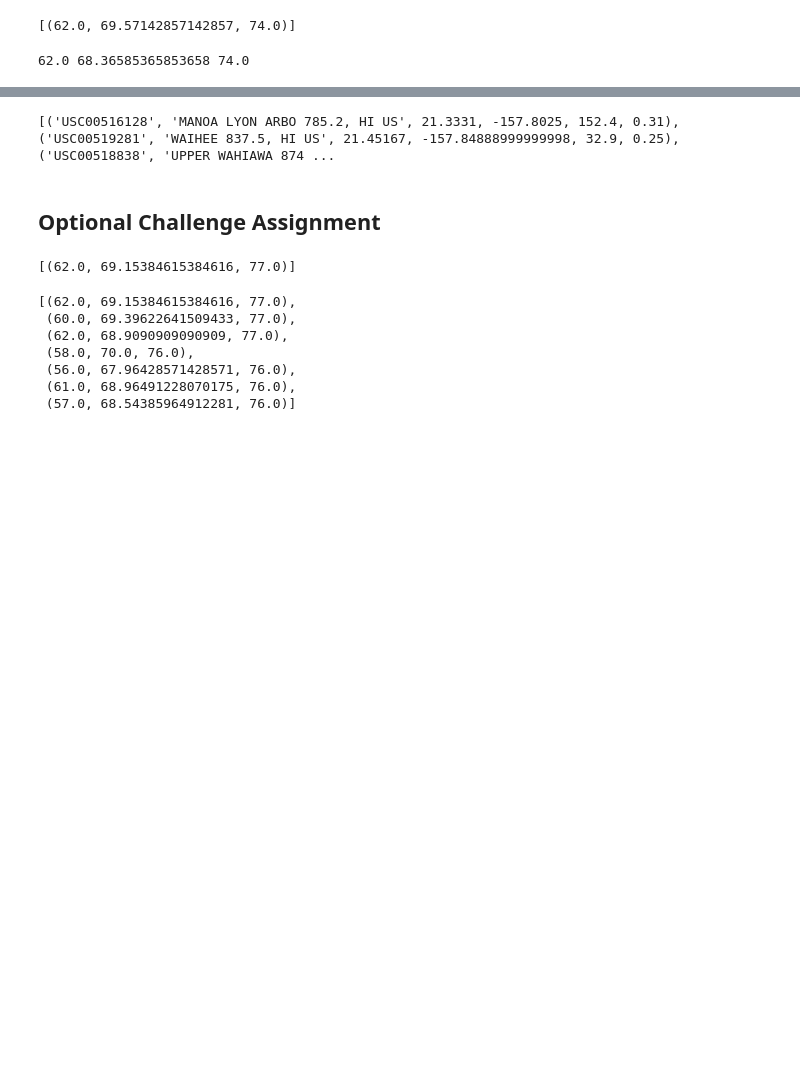
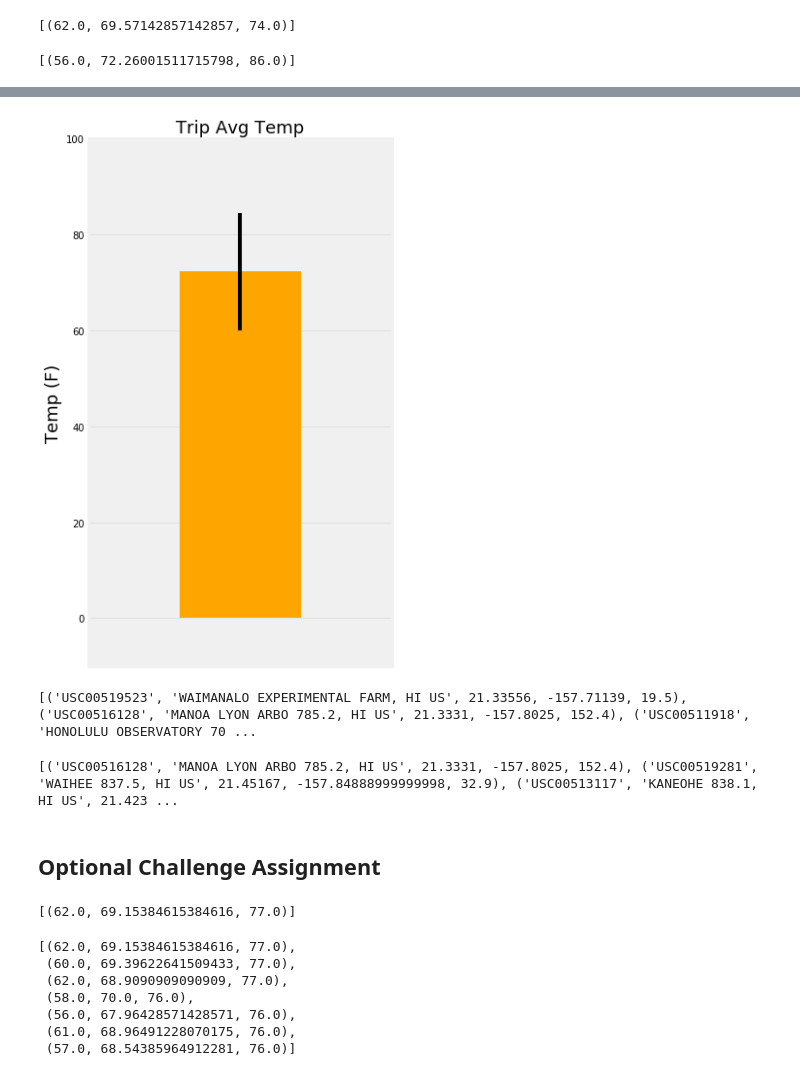
Before and after one commit to joelsotelods/climate-data-exploration, a Jupyter notebook: main.ipynb, the cells around one changed output, grey strips where cells are left out. Cells and saved outputs as stored; diff of their text form; code cells hidden in the pictures; blank space fills up the shorter version.

```diff
--- a/main.ipynb
+++ b/main.ipynb
@@ -248,11 +246,39 @@ print(calc_temps('2012-02-28', '2012-03-05'))
 # %%
 # Use your previous function `calc_temps` to calculate the tmin, tavg, and tmax
 # for your trip using the previous year's data for those same dates.
+calc_temps('2012-01-01', '2013-01-01')
 # %% [output]
-62.0 68.36585365853658 74.0
+[(56.0, 72.26001511715798, 86.0)]
 # %%
 # Plot the results from your previous query as a bar chart.
 # Use "Trip Avg Temp" as your Title
 # Use the average temperature for the y value
 # Use the peak-to-peak (tmax-tmin) value as the y error bar (yerr)
+
+fig = plt.figure(figsize=(5,10))
+ax = fig.gca()
+
+xxsd = calc_temps('2012-01-01', '2013-01-01')[0][1]
+
+menStd = calc_temps('2012-01-01', '2013-01-01')[0][2] - calc_temps('2012-01-01', '2013-01-01')[0][0]
+
+menStd = np.std(calc_temps('2012-01-01', '2013-01-01'))
+
+plt.bar([0],xxsd, yerr=menStd, color='orange')
+
+
+ax.grid(which='major', alpha=0.4)
+
+ax.set_xlim([-1, 1])
+ax.set_ylim([-10, 100])
+
+ax.grid(False)
+ax.set_xticklabels([])
+ax.yaxis.grid(True)
+
+plt.title('Trip Avg Temp', fontsize=18)
+plt.ylabel('Temp (F)', fontsize=18)
+
+
+plt.show()
 # %% [output]
@@ -261,8 +285,26 @@ print(calc_temps('2012-02-28', '2012-03-05'))
+[figure, added]
+# %%
+def rainfall_per_water(init_date, final_date):
+
+    return session.\
+        query(Station.station, Station.name, Station.latitude, Station.longitude, Station.elevation ).\
+        filter((Measurement.date>=init_date) & (Measurement.date<=final_date) \
+               & (Measurement.station == Station.station)).\
+        group_by(Station.station, Station.name, Station.latitude, Station.longitude, Station.elevation).\
+        order_by(func.avg(Measurement.prcp).desc()).\
+        all()
+
+# function usage example
+print(rainfall_per_water('2014-02-28','2014-02-28'))
+# %% [output]
+[('USC00519523', 'WAIMANALO EXPERIMENTAL FARM, HI US', 21.33556, -157.71139, 19.5), ('USC00516128', 'MANOA LYON ARBO 785.2, HI US', 21.3331, -157.8025, 152.4), ('USC00511918', 'HONOLULU OBSERVATORY 70 ...
 # %%
 # Calculate the rainfall per weather station for your trip dates using the previous year's matching dates.
 # Sort this in descending order by precipitation amount and list the station, name, latitude, longitude, and elevation
+
+print(rainfall_per_water('2013-01-01','2014-01-01'))
 # %% [output]
-[('USC00516128', 'MANOA LYON ARBO 785.2, HI US', 21.3331, -157.8025, 152.4, 0.31), ('USC00519281', 'WAIHEE 837.5, HI US', 21.45167, -157.84888999999998, 32.9, 0.25), ('USC00518838', 'UPPER WAHIAWA 874 ...
+[('USC00516128', 'MANOA LYON ARBO 785.2, HI US', 21.3331, -157.8025, 152.4), ('USC00519281', 'WAIHEE 837.5, HI US', 21.45167, -157.84888999999998, 32.9), ('USC00513117', 'KANEOHE 838.1, HI US', 21.423 ...
 # %% [markdown]
 ## Optional Challenge Assignment
 # %%
```
Also changed, not shown: parts of 2 cells of this notebook.
